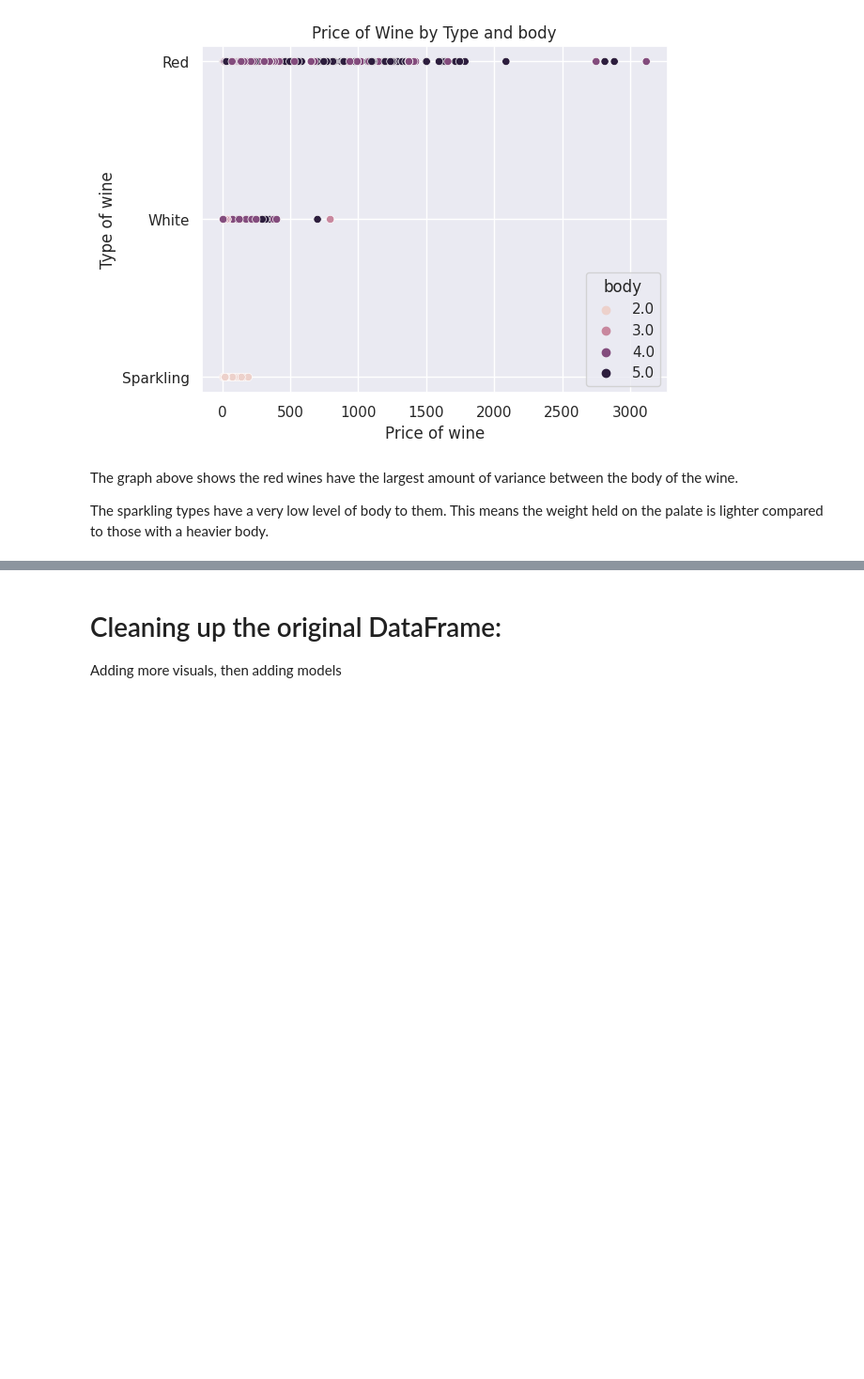
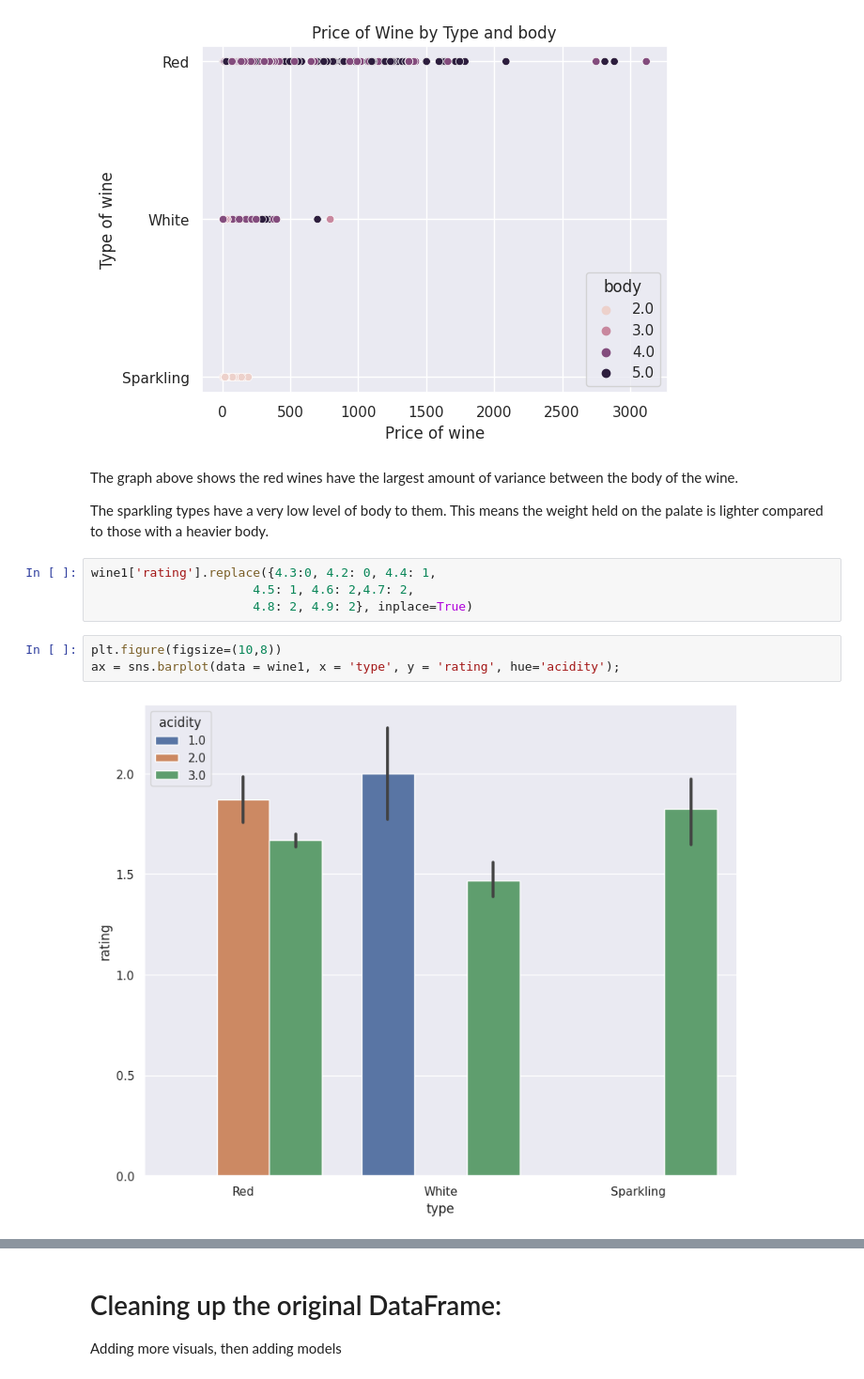
Before and after one commit to pmontecinos23/Spanish-Wine-Evaluation, a Jupyter notebook: Spanish_Wine_Evaluations.ipynb, the cells around one changed output, grey strips where cells are left out. Shown at 94% size. Drawn from its saved outputs; the diff is of its cells as text; blank space fills up the shorter version.

```diff
--- a/Spanish_Wine_Evaluations.ipynb
+++ b/Spanish_Wine_Evaluations.ipynb
@@ -374,3 +374,12 @@ plt.ylabel('Type of wine');
 The graph above shows the red wines have the largest amount of variance between the body of the wine.
 
 The sparkling types have a very low level of body to them. This means the weight held on the palate is lighter compared to those with a heavier body.
+# %%
+wine1['rating'].replace({4.3:0, 4.2: 0, 4.4: 1,
+                      4.5: 1, 4.6: 2,4.7: 2,
+                      4.8: 2, 4.9: 2}, inplace=True)
+# %%
+plt.figure(figsize=(10,8))
+ax = sns.barplot(data = wine1, x = 'type', y = 'rating', hue='acidity');
+# %% [output]
+[figure, added]
```
Also changed, not shown: parts of 6 cells of this notebook.
